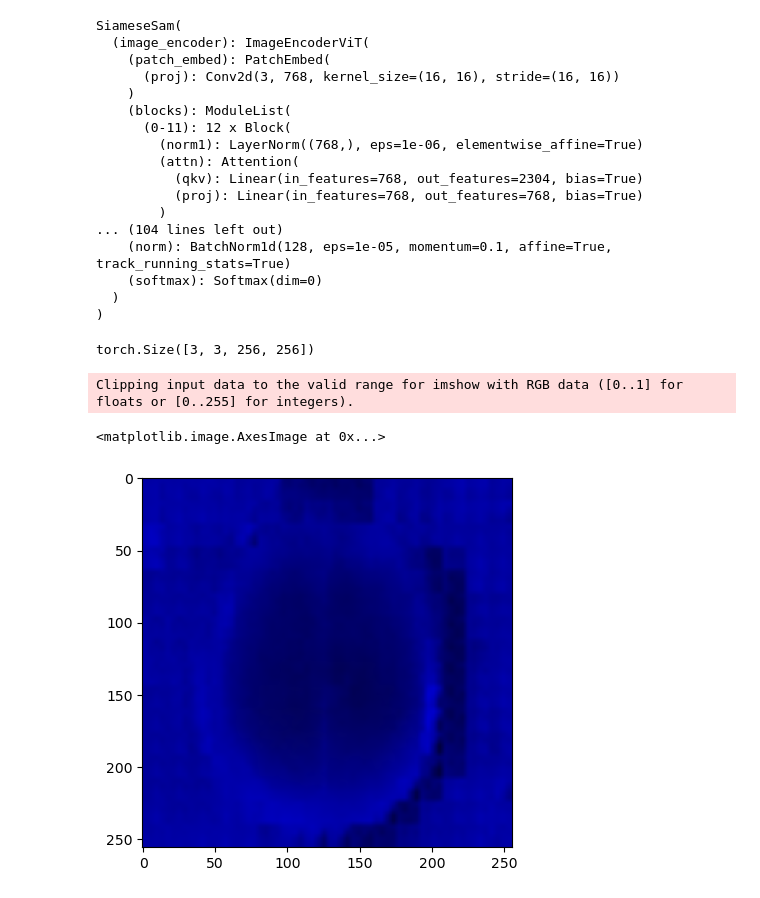
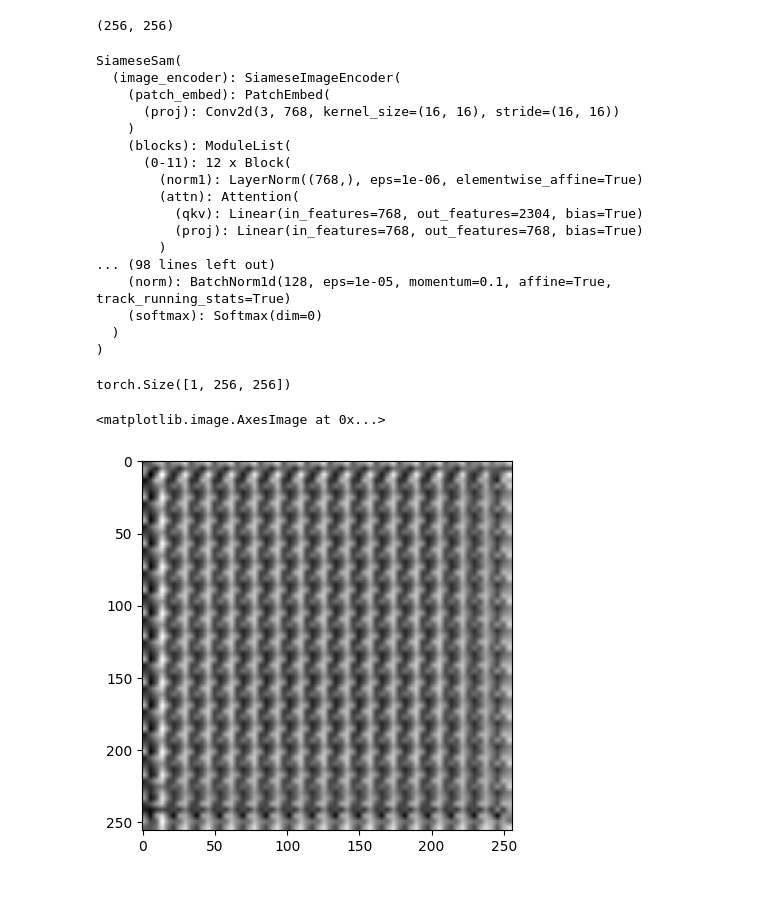
Before and after one commit to MILK-BIOS/SAM-based-CT-MRI-Fusion, a Jupyter notebook: test.ipynb, the cells around one changed output. Drawn from its saved outputs; the diff is of its cells as text; code cells hidden in the pictures.

```diff
--- a/test.ipynb
+++ b/test.ipynb
@@ -46,0 +143,15 @@ print(MRI.shape)
+# %%
+import cv2
+import numpy as np
+import matplotlib.pyplot as plt
+
+
+# 确保两幅图像大小相同
+MRI = cv2.resize(MRI, (CT.shape[1], CT.shape[0]))
+
+# 求两幅图像的最大值
+new_img = np.maximum(CT, MRI)
+
+# 显示融合后的图像
+plt.imshow(new_img, cmap='gray')
+plt.show()
@@ -47,10 +160,14 @@ print(MRI.shape)
+# %%
+print(MRI.shape)
+# %% [output]
+(256, 256)
 # %%
-PATH = 'model/SiameseSAM_epoch96.pth'
+PATH = 'model/SiameseSAM_epoch70.pth'
 SiameseSAM = build_siamese_sam(num_classes=num_classes, checkpoint=PATH).to(device)
 SiameseSAM.eval()
 # %% [output]
 SiameseSam(
-  (image_encoder): ImageEncoderViT(
+  (image_encoder): SiameseImageEncoder(
     (patch_embed): PatchEmbed(
       (proj): Conv2d(3, 768, kernel_size=(16, 16), stride=(16, 16))
     )
@@ -61,7 +178,7 @@ SiameseSam(
           (qkv): Linear(in_features=768, out_features=2304, bias=True)
           (proj): Linear(in_features=768, out_features=768, bias=True)
         )
-... (104 lines left out)
+... (98 lines left out)
     (norm): BatchNorm1d(128, eps=1e-05, momentum=0.1, affine=True, track_running_stats=True)
     (softmax): Softmax(dim=0)
   )
@@ -72,16 +189,17 @@ transform = transforms.Compose([
             transforms.Resize((256, 256))
         ])
 inputs = [transform(CT), transform(MRI)]
-inputs = [i.to(device) for i in inputs]
+inputs = [i.to(device).unsqueeze(0) for i in inputs]
 # %%
 output = SiameseSAM(inputs)
-# %%
-output[2].shape
-# %% [output]
-torch.Size([3, 3, 256, 256])
+# %%
+img = output[2].squeeze(0)
+# %%
+print(img.shape)
+# %% [output]
+torch.Size([1, 256, 256])
 # %%
-plt.imshow(output[2][2].detach().cpu().permute(1,2,0).numpy())
+plt.imshow(img.detach().cpu().permute(1,2,0).numpy(), cmap='gray')
 # %% [output]
-Clipping input data to the valid range for imshow with RGB data ([0..1] for floats or [0..255] for integers).
+<matplotlib.image.AxesImage at 0x...>
-<matplotlib.image.AxesImage at 0x...>
-[figure, old version]
+[figure, new version]
```
Also changed, not shown: parts of 6 cells of this notebook, 12 other files.
